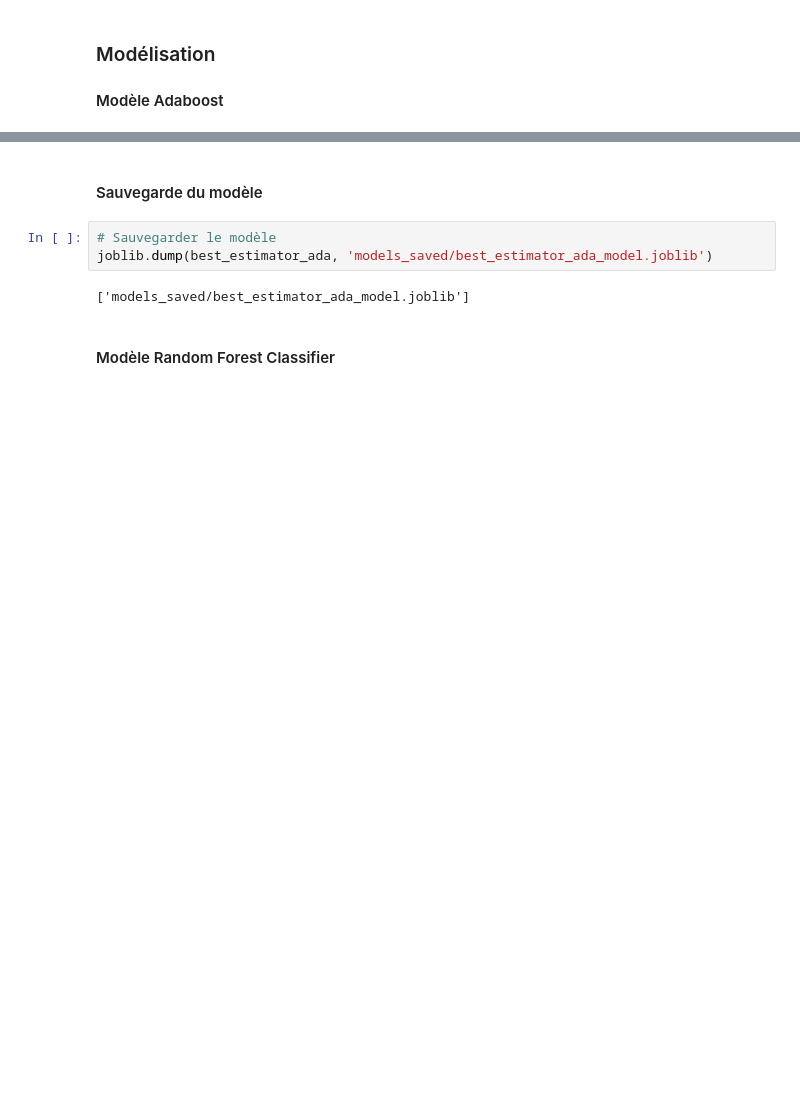
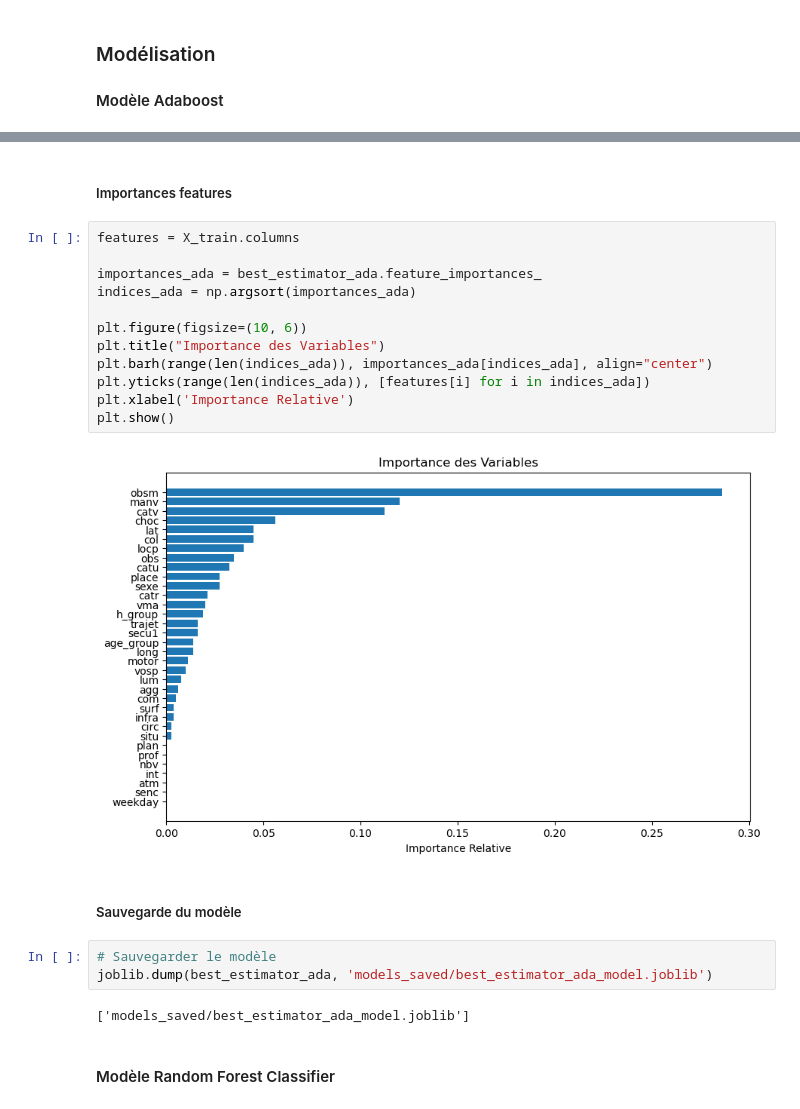
Before and after one commit to Famboupe/Projet_accidents_routiers, a Jupyter notebook: 4_modelisation_.ipynb, the cells around one changed output, grey strips where cells are left out. Cells and saved outputs as stored; diff of their text form; blank space fills up the shorter version.

Commit message:
Sauvegarde des changements avant la réécriture de l'historique

```diff
--- a/4_modelisation_.ipynb
+++ b/4_modelisation_.ipynb
@@ -183,5 +186,21 @@ Matrice de confusion :
+# %% [markdown]
+##### Importances features
+# %%
+features = X_train.columns
+
+importances_ada = best_estimator_ada.feature_importances_
+indices_ada = np.argsort(importances_ada)
+
+plt.figure(figsize=(10, 6))
+plt.title("Importance des Variables")
+plt.barh(range(len(indices_ada)), importances_ada[indices_ada], align="center")
+plt.yticks(range(len(indices_ada)), [features[i] for i in indices_ada])
+plt.xlabel('Importance Relative')
+plt.show()
+# %% [output]
+[figure, added]
 # %% [markdown]
-#### Sauvegarde du modèle
+##### Sauvegarde du modèle
 # %%
 # Sauvegarder le modèle
 joblib.dump(best_estimator_ada, 'models_saved/best_estimator_ada_model.joblib')
```
Also changed, not shown: parts of 55 cells of this notebook, 4 other files.
